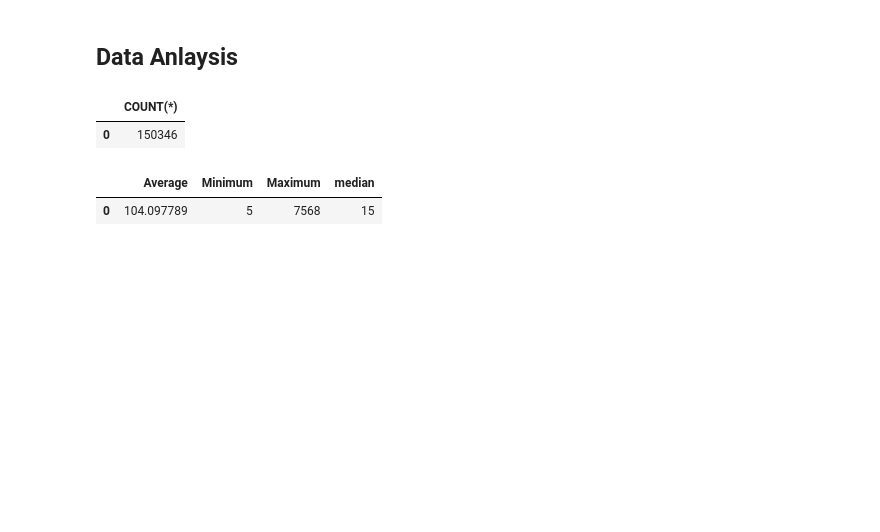
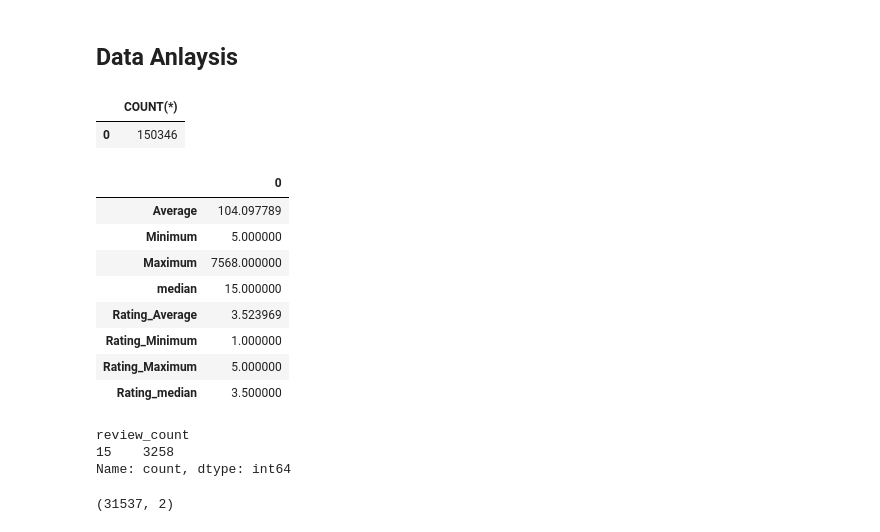
Before and after one commit to satvik231/Restautrant-Success-Analysis, a Jupyter notebook: creation.ipynb, the cells around one changed output. Saved outputs shown, nothing was run; the diff lists cells and outputs as text; code cells hidden in the pictures; blank space fills up the shorter version.

```diff
--- a/creation.ipynb
+++ b/creation.ipynb
@@ -109,21 +109,35 @@ pd.read_sql_query("SELECT COUNT(*) FROM yelp_academic_dataset_business",conn)
 | 0 | 150346 |
 # %%
 business_id = pd.read_sql_query("""
-                  SELECT business_id
+                  SELECT business_id,
+                  review_count
                   FROM yelp_academic_dataset_business
                   WHERE LOWER(categories) LIKE '%restaurant%' and is_open = 1
                   """,conn)
 # %%
 # What is the descriptive statistics of the review count and star rating?
 
 pd.read_sql_query(f"""
                   SELECT avg(review_count) as Average,
                   min(review_count) as Minimum,
                   max(review_count) as Maximum,
-                  (SELECT review_count FROM yelp_academic_dataset_business ORDER BY review_count LIMIT 1 OFFSET(SELECT COUNT(*)/2 FROM yelp_academic_dataset_business)) AS median
+                  (SELECT review_count FROM yelp_academic_dataset_business ORDER BY review_count LIMIT 1 OFFSET(SELECT COUNT(*)/2 FROM yelp_academic_dataset_business)) AS median,
+
+                  avg(stars) as Rating_Average,
+                  min(stars) as Rating_Minimum,
+                  max(stars) as Rating_Maximum,
+                  (SELECT stars FROM yelp_academic_dataset_business ORDER BY stars LIMIT 1 OFFSET(SELECT COUNT(*)/2 FROM yelp_academic_dataset_business)) AS Rating_median
+
                   FROM yelp_academic_dataset_business
                   WHERE business_id IN {tuple(business_id['business_id'])}
-                  """,conn)
+                  """,conn).transpose()
 # %% [output]
-|  | Average | Minimum | Maximum | median |
-| 0 | 104.097789 | 5 | 7568 | 15 |
+|  | 0 |
+| Average | 104.097789 |
+| Minimum | 5.000000 |
+| Maximum | 7568.000000 |
+| median | 15.000000 |
+| Rating_Average | 3.523969 |
+| Rating_Minimum | 1.000000 |
+| Rating_Maximum | 5.000000 |
+| Rating_median | 3.500000 |
@@ -129,0 +146,6 @@ pd.read_sql_query(f"""
+# %%
+values['review_count'][values['review_count'] == 15].value_counts()
+# %% [output]
+review_count
+15    3258
+Name: count, dtype: int64
@@ -129,0 +167,4 @@ pd.read_sql_query(f"""
+# %%
+business_id.shape
+# %% [output]
+(31537, 2)
```
Also changed, not shown: parts of 8 cells of this notebook.
